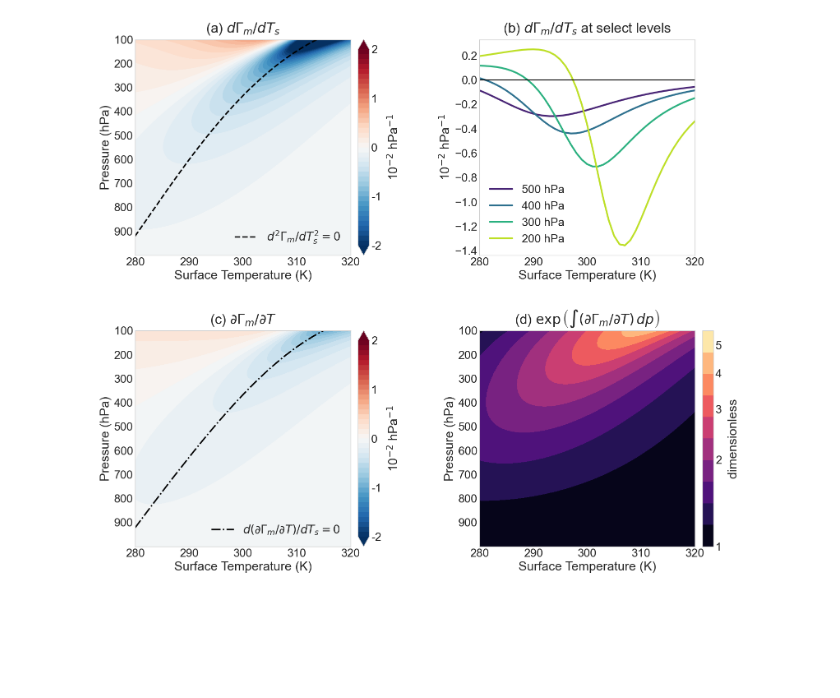
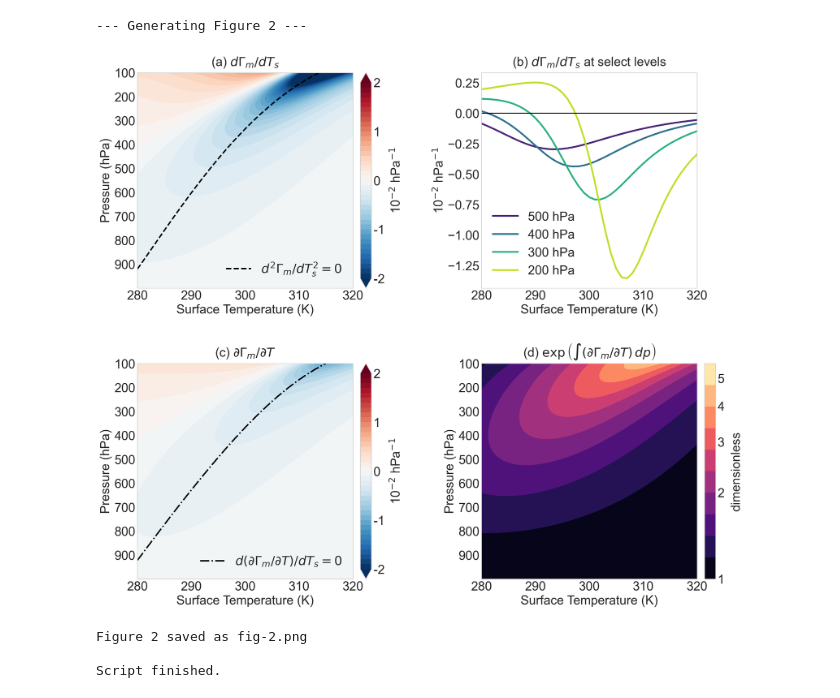
Before and after one commit to omiyawaki/miyawaki-2025-nonmonotonic-moist-adiabat, a Jupyter notebook: Figure_2.ipynb, the cells around one changed output. Saved outputs shown, nothing was run; the diff lists cells and outputs as text; code cells hidden in the pictures; blank space fills up the shorter version.

```diff
--- a/Figure_2.ipynb
+++ b/Figure_2.ipynb
@@ -241,22 +246,24 @@ Ts=279.0K …Ts=280.0K …Ts=281.0K …Ts=282.0K …Ts=283.0K …Ts=284.0K …Ts
 # %%
 # ------------- PLOTTING (use only Ts ≥ 280 K) ----------------
+print("--- Generating Figure 2 ---")
 plt.style.use('seaborn-v0_8-whitegrid')
+base_fontsize = 22
 plt.rcParams.update({
-    'font.size':22,
-    'axes.titlesize':24,
-    'axes.labelsize':22,
-    'xtick.labelsize':20,
-    'ytick.labelsize':20,
-    'legend.fontsize':20
+    'font.size': base_fontsize,
+    'axes.titlesize': base_fontsize,
+    'axes.labelsize': base_fontsize,
+    'xtick.labelsize': base_fontsize,
+    'ytick.labelsize': base_fontsize,
+    'legend.fontsize': base_fontsize,
+    'figure.titlesize': base_fontsize + 2
 })
+p_hpa = p_grid / 100.0
 
-p_hpa = p_grid / 100.0
 # Slice fields to the visible range
-T_plot    = T_surf_vals[plot_mask]
-tot_plot  = total_sens_grid[:, plot_mask]
+T_plot = T_surf_values[plot_mask]
+tot_plot = total_sens_grid[:, plot_mask]
 local_plot= local_sens_grid[:, plot_mask]
-amp_plot  = amp_factor_grid[:, plot_mask]
-
+amp_plot = amp_factor_grid[:, plot_mask]
 Tmat, Pmat = np.meshgrid(T_plot, p_hpa)
 
 # --- Get indices for line plots ---
@@ -266,19 +273,18 @@ colors = plt.cm.viridis(np.linspace(0.1, 0.9, len(p_levels_hpa)))
 
 # --- Colormaps and Levels ---
 # Sensitivity scales (10^-4 K^-1 Pa^-1 or 10^-2 K^-1 hPa^-1)
-scale_sens  = 1e4 # (Pa^-1) -> (100 * hPa)^-1 -> 100 * (100 Pa)^-1
+scale_sens = 1e4 # (Pa^-1) -> (100 * hPa)^-1 -> 100 * (100 Pa)^-1
 limits_sens = 2
 levels_sens = np.arange(-limits_sens, limits_sens+0.1, 0.1)
-cmap_sens   = plt.get_cmap('RdBu_r')
+cmap_sens = plt.get_cmap('RdBu_r')
 
 # Amplification scales (log, dimensionless)
 levels_log = np.logspace(0, 0.75, 11)
-cmap_amp   = plt.get_cmap('magma')
+cmap_amp = plt.get_cmap('magma')
 
 # --- Figure & Gridspec (2x2) ---
 fig = plt.figure(figsize=(18, 16))
-gs  = GridSpec(2, 2, wspace=0.5, hspace=0.35)
-
+gs = GridSpec(2, 2, wspace=0.5, hspace=0.35)
 axs = {
     'a': fig.add_subplot(gs[0, 0]),
     'b': fig.add_subplot(gs[0, 1]),
@@ -291,7 +297,6 @@ axs['a'].set_box_aspect(1) # contour
 axs['b'].set_box_aspect(1) # line
 axs['c'].set_box_aspect(1) # contour
 axs['d'].set_box_aspect(1) # contour
-
 
 def draw(ax, Z, levels, cmap, title, label, log=False):
     if log:
@@ -313,12 +318,10 @@ contours = {}
 contours['a'] = draw(axs['a'], tot_plot*scale_sens, levels_sens, cmap_sens,
                      '(a) $d\\Gamma_m/dT_s$',
                      '10$^{-2}$ hPa$^{-1}$')
-
 # Panel (c): Local Sensitivity (Contour)
 contours['c'] = draw(axs['c'], local_plot*scale_sens, levels_sens, cmap_sens,
                      '(c) $\\partial\\Gamma_m/\\partial T$',
                      '10$^{-2}$ hPa$^{-1}$')
-
 # Panel (d): Amplification (Contour)
 contours['d'] = draw(axs['d'], amp_plot, levels_log, cmap_amp,
                      '(d) $\\exp\left(\\int (\\partial\\Gamma_m/\\partial T)\\,dp\\right)$',
@@ -328,16 +331,15 @@ contours['d'] = draw(axs['d'], amp_plot, levels_log, cmap_amp,
 mask_T = np.isfinite(Ts_trough_root) & (Ts_trough_root >= Tmin_plot) & (Ts_trough_root <= 320.0)
 axs['a'].plot(Ts_trough_root[mask_T], p_hpa[mask_T],
               color='k', lw=2.5, ls='--',
-              label=r'$d^2\Gamma_m/dT_s^2 = 0$')
+              label='$d^2\\Gamma_m/dT_s^2 = 0$')
 axs['a'].legend(loc='lower right')
 
 # --- Overlay Trough on Panel (c) ---
 mask_T_local = np.isfinite(Ts_trough_root_local) & (Ts_trough_root_local >= Tmin_plot) & (Ts_trough_root_local <= 320.0)
 axs['c'].plot(Ts_trough_root_local[mask_T_local], p_hpa[mask_T_local],
               color='k', lw=2.5, ls='-.',
-              label=r'$d(\partial\Gamma_m/\partial T)/d T_s = 0$')
+              label='$d(\\partial\\Gamma_m/\\partial T)/d T_s = 0$')
 axs['c'].legend(loc='lower right')
-
 
 # --- Draw Panel (b) (Line Plot) ---
 ax_b = axs['b']
@@ -345,7 +347,6 @@ for i, p_idx in enumerate(p_indices):
     label = f'{p_levels_hpa[i]:.0f} hPa'
     # Plot total sensitivity (dGamma_m / dTs)
     ax_b.plot(T_plot, tot_plot[p_idx, :] * scale_sens, label=label, color=colors[i], lw=3)
-
 ax_b.set_title('(b) $d\\Gamma_m/dT_s$ at select levels', pad=12)
 ax_b.set_xlabel('Surface Temperature (K)')
 ax_b.set_ylabel('10$^{-2}$ hPa$^{-1}$')
@@ -353,8 +354,6 @@ ax_b.legend(loc='lower left')
 ax_b.grid(False)
 ax_b.axhline(0, color='k', ls='-', lw=1.5)
 ax_b.set_xlim(T_plot[0], T_plot[-1])
-
-
 # Tight layout before placing cbar axes
 plt.tight_layout()
 fig.canvas.draw()
@@ -362,35 +361,41 @@ fig.canvas.draw()
 # --- Colorbars ---
 # Place colorbars for panels a, c, and d
 cbar_width = 0.015
-cbar_pad   = 0.01
-
+cbar_pad = 0.01
 # Dictionary of labels for colorbars
 cbar_labels = {
     'a': '10$^{-2}$ hPa$^{-1}$',
     'c': '10$^{-2}$ hPa$^{-1}$', # was 'b'
-    'd': 'dimensionless'  # was 'c'
+    'd': 'dimensionless' # was 'c'
 }
 
 # Note loop is for 'a', 'c', 'd'
 for key in ['a', 'c', 'd']:
     ax = axs[key]
     pos = ax.get_position()
     # [left, bottom, width, height]
     cax = fig.add_axes([pos.x1 + cbar_pad, pos.y0, cbar_width, pos.height])
     cbar = fig.colorbar(contours[key], cax=cax, orientation='vertical')
 
     # Note check is for 'a', 'c'
     if key in ['a', 'c']:
         cbar.set_ticks([-2, -1, 0, 1, 2])
         cbar.ax.yaxis.set_major_formatter(FormatStrFormatter('%d'))
     else:
         # This now applies to 'd'
         cbar.set_ticks([1.0, 2.0, 3.0, 4, 5])
         cbar.ax.yaxis.set_major_formatter(FormatStrFormatter('%g'))
 
     cbar.set_label(cbar_labels[key], labelpad=10)
 
-plt.savefig("fig-2.png", dpi=600, bbox_inches='tight')
+fig2_filename = "fig-2.png"
+plt.savefig(fig2_filename, dpi=300, bbox_inches='tight')
 plt.show()
+print(f"Figure 2 saved as {fig2_filename}")
+print("\nScript finished.")
 # %% [output]
+--- Generating Figure 2 ---
-[figure, old version]
+[figure, new version]
+Figure 2 saved as fig-2.png
+
+Script finished.
```
Also changed, not shown: parts of 1 cell of this notebook, 16 other files.
